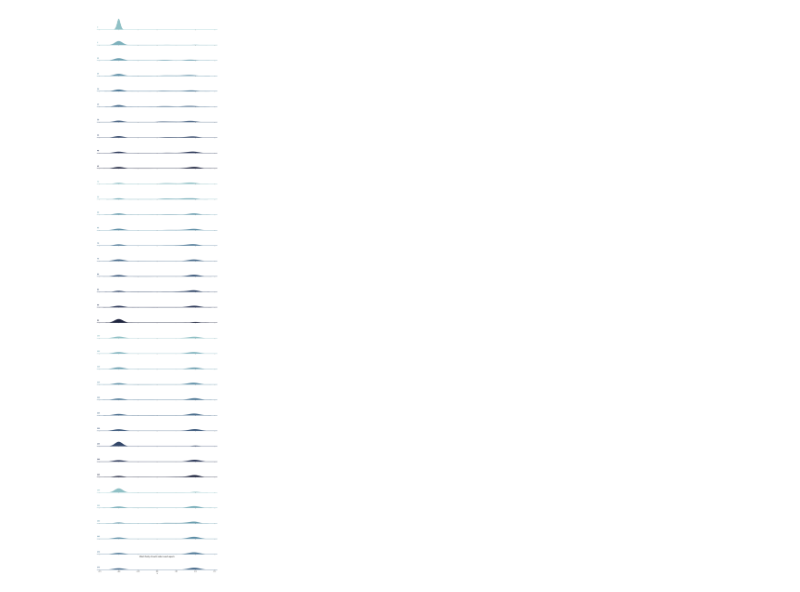
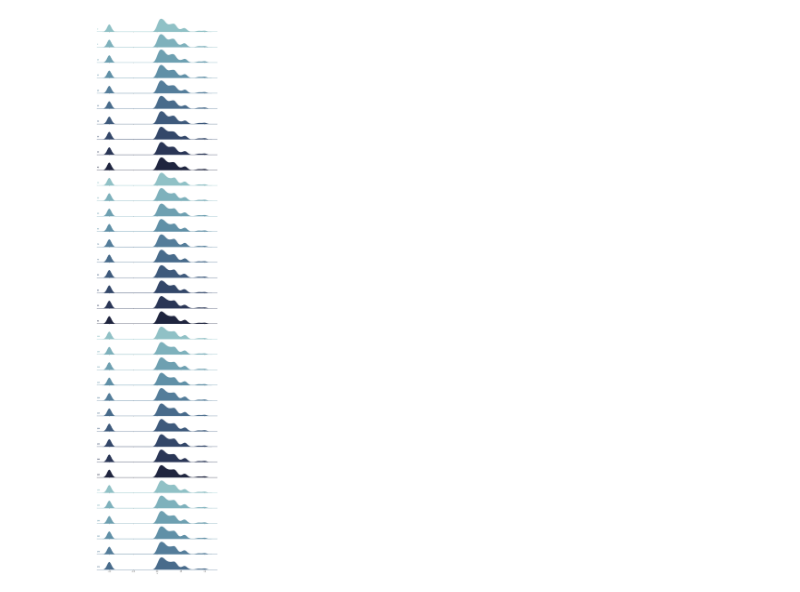
Before and after one commit to tdavislab/TopoBERT, a Jupyter notebook: notebooks/impuritiesv2.ipynb, the cells around one changed output. Drawn from its saved outputs; the diff is of its cells as text; code cells hidden in the pictures.

```diff
--- a/notebooks/impuritiesv2.ipynb
+++ b/notebooks/impuritiesv2.ipynb
@@ -14,11 +14,18 @@ from joblib import Parallel, delayed
 from tqdm.notebook import tqdm
 import matplotlib.pyplot as plt
 import seaborn as sns
+from diskcache import Cache
+
+sns.set()
+cache = Cache('./cache/')
 # %%
 NUM_EPOCHS = 176
-NUM_POINTS = 457
-# NUM_POINTS = 4282
-DATA = 'test'
+# NUM_POINTS = 457
+
+NUM_POINTS = 4282
+
+LAYER = 12
+DATA = 'train'
 # %%
 @dataclass
 class Config:
@@ -85,7 +92,6 @@ def serialize_graph(graph):
 
 
 def get_mapper(activations, labels, conf):
-
     labels['l2norm'] = np.expand_dims(np.linalg.norm(activations.to_numpy(), axis=1), 1)
     mapper = km.KeplerMapper()
 
@@ -99,7 +105,7 @@ def get_mapper(activations, labels, conf):
         raise KeyError('Unexpected filter function')
 
     eps = elbow_eps(activations)
-    graph = mapper.map(projected_data, activations, clusterer=DBSCAN(eps=eps, metric=conf.metric, min_samples=3),
+    graph = mapper.map(projected_data, activations, clusterer=DBSCAN(eps=eps, metric=conf.metric, min_samples=5),
                        cover=km.Cover(n_cubes=conf.intervals, perc_overlap=conf.overlap))
 
     add_node_metadata(graph, labels, activations)
@@ -132,7 +138,7 @@ def get_activations_labels(activation_file, label_file):
 
 
 def wrapper(iteration):
-    layer = 12
+    layer = LAYER
 
     ACTIVATION_FILE = f'../backend/data/ss-role/fine-tuned-bert-base-uncased/{DATA}/{iteration}/{layer}.txt'
     label_file = f'../backend/data/ss-role/entities/{DATA}.txt'
@@ -193,34 +213,36 @@ df.rename(columns={'variable': 'g', 'value': 'x'}, inplace=True)
 # %%
+
 # Initialize the FacetGrid object
 pal = sns.cubehelix_palette(10, rot=-.25, light=.7)
 g = sns.FacetGrid(df, row="g", hue="g", aspect=8, height=1.5, palette=pal)
 
 # Draw the densities in a few steps
 g.map(sns.kdeplot, "x", bw_adjust=.5, clip_on=False, fill=True, alpha=1, linewidth=1.5)
 g.map(sns.kdeplot, "x", clip_on=False, color="w", lw=2, bw_adjust=.5)
+# g.map(plt.axhline, y=0, lw=2, clip_on=False)
 
 # passing color=None to refline() uses the hue mapping
 g.refline(y=0, linewidth=2, linestyle="-", color=None, clip_on=False)
 
 
 # Define and use a simple function to label the plot in axes coordinates
 def label(x, color, label):
     label = label.split("_")[1]
     ax = plt.gca()
     ax.text(0, .2, label, fontweight="bold", color=color, ha="left", va="center", transform=ax.transAxes)
 
 
 g.map(label, "x")
 
 # Set the subplots to overlap
 g.figure.subplots_adjust(hspace=-1.5)
 
 # Remove axes details that don't play well with overlap
 g.set_titles("")
 g.set(yticks=[], ylabel="")
 g.despine(bottom=True, left=True)
-plt.title(f'[Test] Purity of each node in each epoch')
-
+# plt.title(f'[Test] Purity of each node in each epoch')
 plt.tight_layout()
+plt.savefig(f'images/{LAYER}_train.jpg')
 # %% [output]
-[figure, old version]
+[figure, new version]
```
Also changed, not shown: parts of 3 cells of this notebook, 5 other files.
